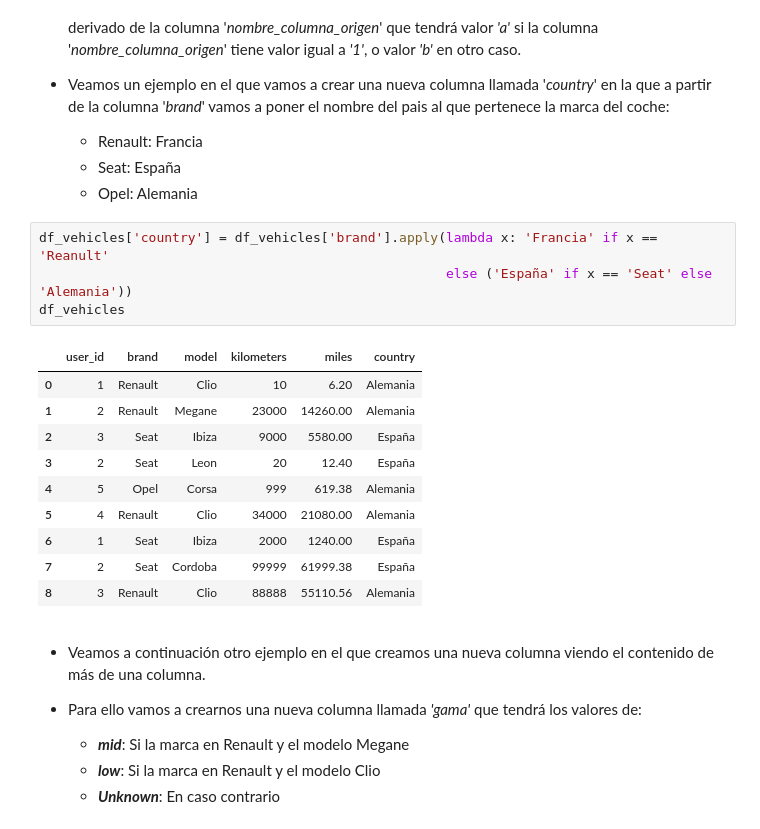
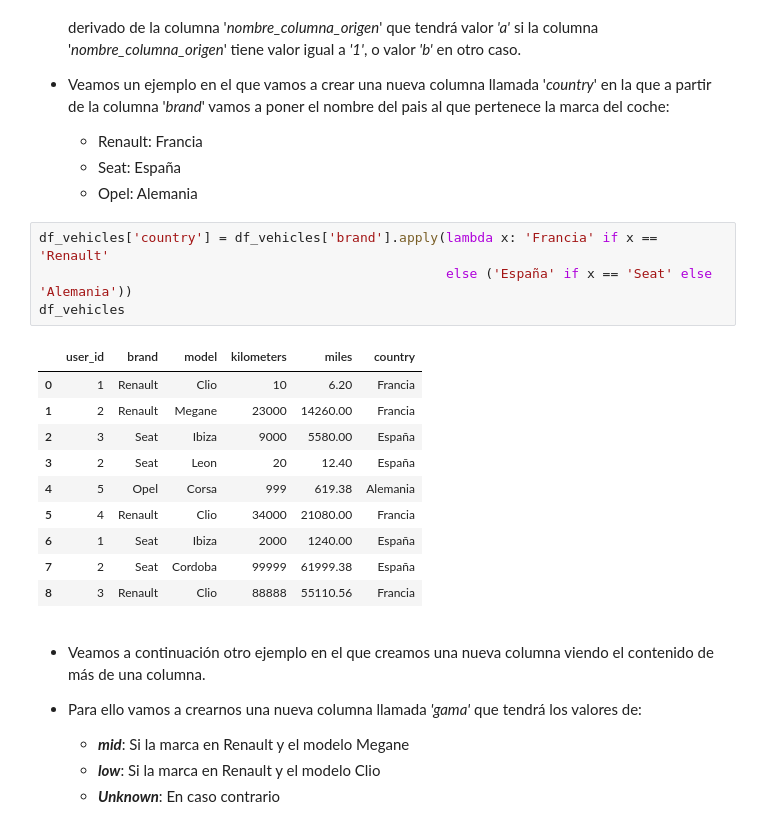
Before and after one commit to RicardoMoya/Data_Science_Introduction_With_Python, a Jupyter notebook: 05_06_07_09_ALL_Pandas_Dataframes_Funciones_EDA.ipynb, the cells around one changed output. Saved outputs shown, nothing was run; the diff lists cells and outputs as text.

```diff
--- a/05_06_07_09_ALL_Pandas_Dataframes_Funciones_EDA.ipynb
+++ b/05_06_07_09_ALL_Pandas_Dataframes_Funciones_EDA.ipynb
@@ -247,20 +247,20 @@ data_frame['nombre_nueva_columna'] = data_frame.apply(lambda row: 'a' if row.nom
     - Seat: España
     - Opel: Alemania
 # %%
-df_vehicles['country'] = df_vehicles['brand'].apply(lambda x: 'Francia' if x == 'Reanult'
+df_vehicles['country'] = df_vehicles['brand'].apply(lambda x: 'Francia' if x == 'Renault'
                                                     else ('España' if x == 'Seat' else 'Alemania'))
 df_vehicles
 # %% [output]
 |  | user_id | brand | model | kilometers | miles | country |
-| 0 | 1 | Renault | Clio | 10 | 6.20 | Alemania |
-| 1 | 2 | Renault | Megane | 23000 | 14260.00 | Alemania |
+| 0 | 1 | Renault | Clio | 10 | 6.20 | Francia |
+| 1 | 2 | Renault | Megane | 23000 | 14260.00 | Francia |
 | 2 | 3 | Seat | Ibiza | 9000 | 5580.00 | España |
 | 3 | 2 | Seat | Leon | 20 | 12.40 | España |
 | 4 | 5 | Opel | Corsa | 999 | 619.38 | Alemania |
-| 5 | 4 | Renault | Clio | 34000 | 21080.00 | Alemania |
+| 5 | 4 | Renault | Clio | 34000 | 21080.00 | Francia |
 | 6 | 1 | Seat | Ibiza | 2000 | 1240.00 | España |
 | 7 | 2 | Seat | Cordoba | 99999 | 61999.38 | España |
-| 8 | 3 | Renault | Clio | 88888 | 55110.56 | Alemania |
+| 8 | 3 | Renault | Clio | 88888 | 55110.56 | Francia |
 # %% [markdown]
 * Veamos a continuación otro ejemplo en el que creamos una nueva columna viendo el contenido de más de una columna.
 
```
Also changed, not shown: parts of 6 cells of this notebook, 1 other file.
